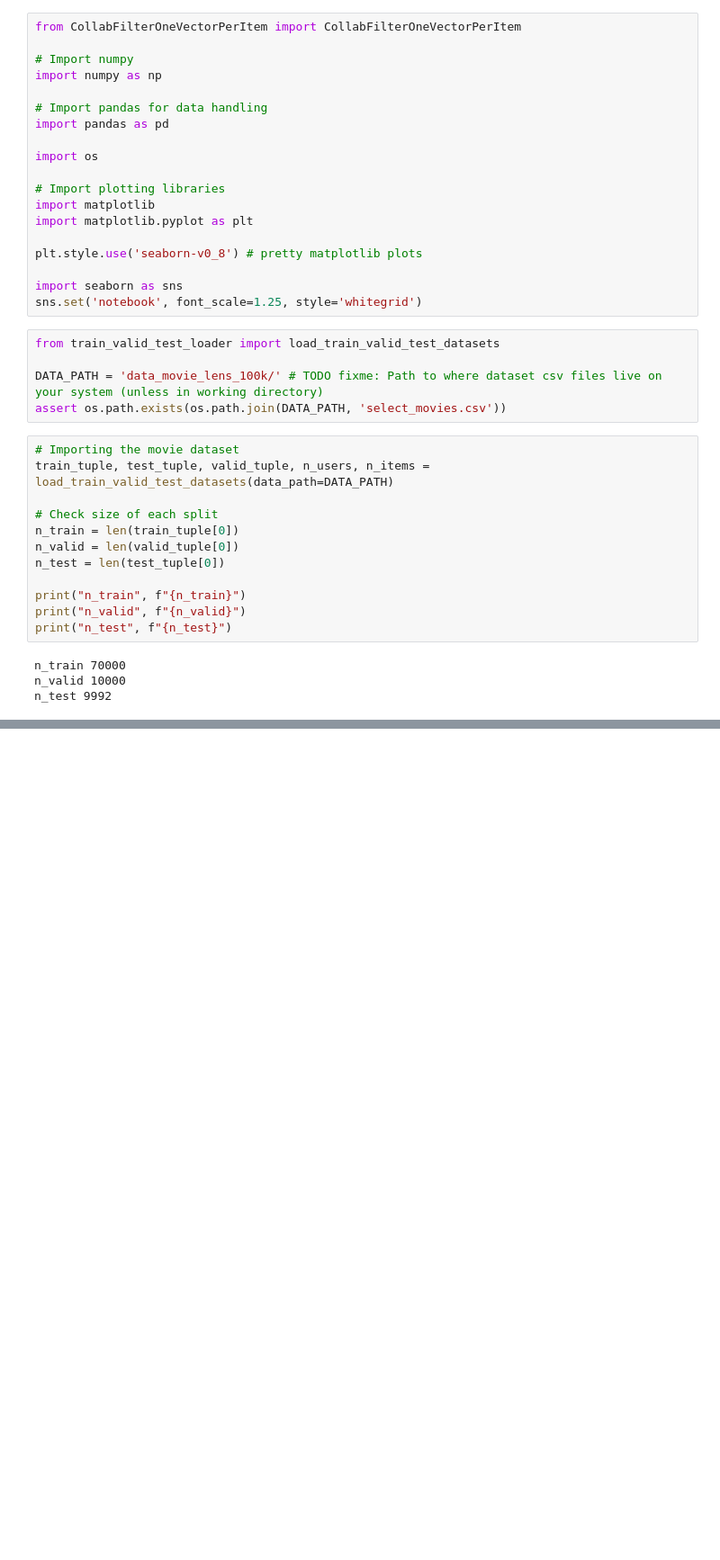
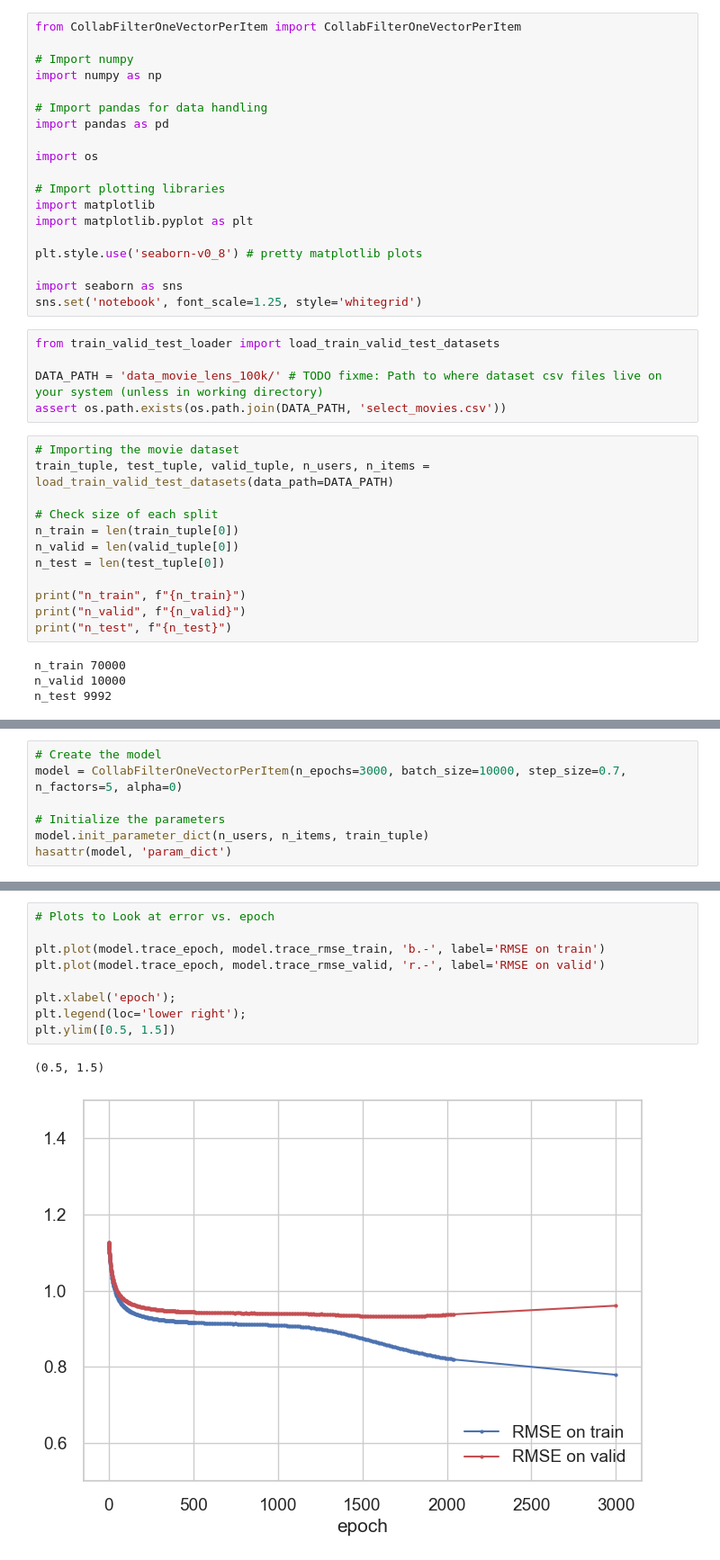
Before and after one commit to samuelmard/ProjectB, a Jupyter notebook: part1.ipynb, the cells around one changed output, grey strips where cells are left out. Shown at 90% size. Drawn from its saved outputs; the diff is of its cells as text; blank space fills up the shorter version.

```diff
--- a/part1.ipynb
+++ b/part1.ipynb
@@ -263,0 +145,7 @@ Could not load movie metadata for embeddings plot: [Errno 2] No such file or dir
+# %%
+# Create the model
+model = CollabFilterOneVectorPerItem(n_epochs=3000, batch_size=10000, step_size=0.7, n_factors=5, alpha=0)
+
+# Initialize the parameters
+model.init_parameter_dict(n_users, n_items, train_tuple)
+hasattr(model, 'param_dict')
@@ -263,0 +215,12 @@ Could not load movie metadata for embeddings plot: [Errno 2] No such file or dir
+# %%
+# Plots to Look at error vs. epoch
+
+plt.plot(model.trace_epoch, model.trace_rmse_train, 'b.-', label='RMSE on train')
+plt.plot(model.trace_epoch, model.trace_rmse_valid, 'r.-', label='RMSE on valid')
+
+plt.xlabel('epoch');
+plt.legend(loc='lower right');
+plt.ylim([0.5, 1.5])
+# %% [output]
+(0.5, 1.5)
+[figure, added]
```
Also changed, not shown: parts of 12 cells of this notebook, 1 other file.
